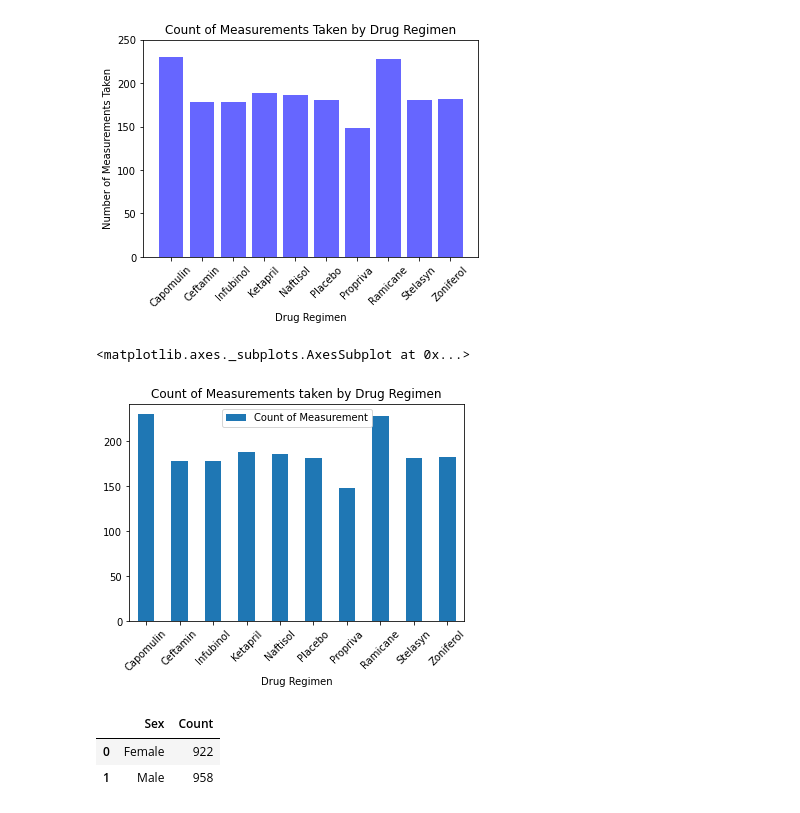
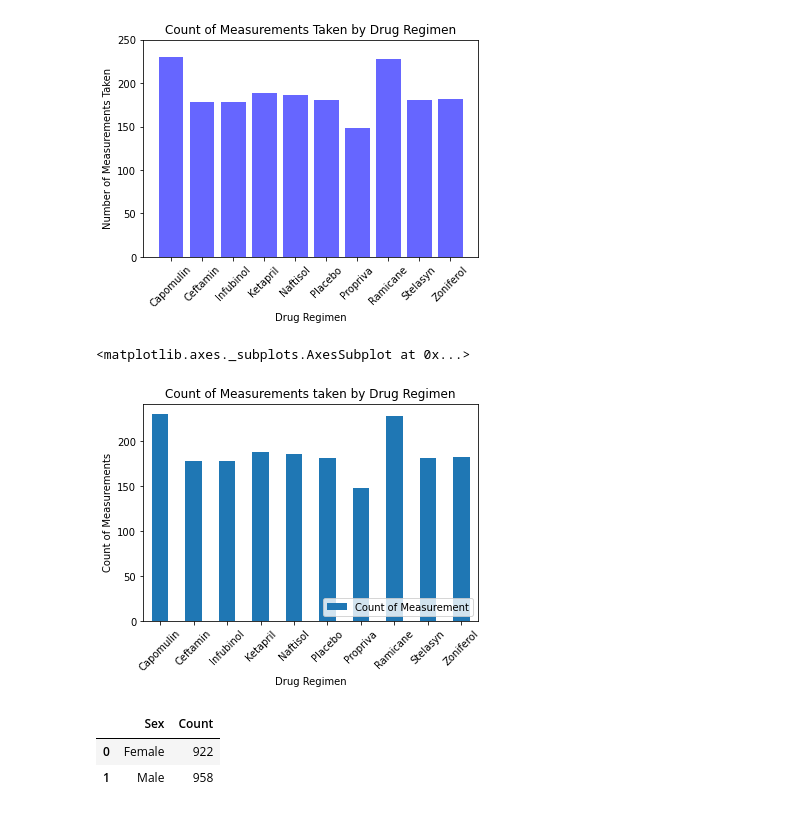
Before and after one commit to mel-c-lowe/MatPlotLib_Homework_05, a Jupyter notebook: Pymaceuticals.ipynb, the cells around one changed output. Cells and saved outputs as stored; diff of their text form; code cells hidden in the pictures.

```diff
--- a/Pymaceuticals.ipynb
+++ b/Pymaceuticals.ipynb
@@ -123,23 +132,25 @@ plt.show()
 # %%
 # Now to try with DataFrame.plot and a datframe
 
 count_of_measurements_df = pd.DataFrame({
     "Drug Regimen": alpha_regimens,
     "Count of Measurement": count_of_measurements
 })
 
 # count_of_measurements_df
 
 # Make the plot
 x = "Drug Regimen"
 y = "Count of Measurement"
 title = "Count of Measurements taken by Drug Regimen"
 
 measurement_by_regimen = count_of_measurements_df.plot.bar(x=x, y=y, rot=45, title=title)
+plt.legend(loc="lower right")
+plt.ylabel("Count of Measurements")
 measurement_by_regimen
 # %% [output]
 <matplotlib.axes._subplots.AxesSubplot at 0x...>
-[figure, old version]
+[figure, new version]
 # %%
 # Make two pie charts for gender distribution, same approach as bar charts
 # %%
```
Also changed, not shown: parts of 18 cells of this notebook.
